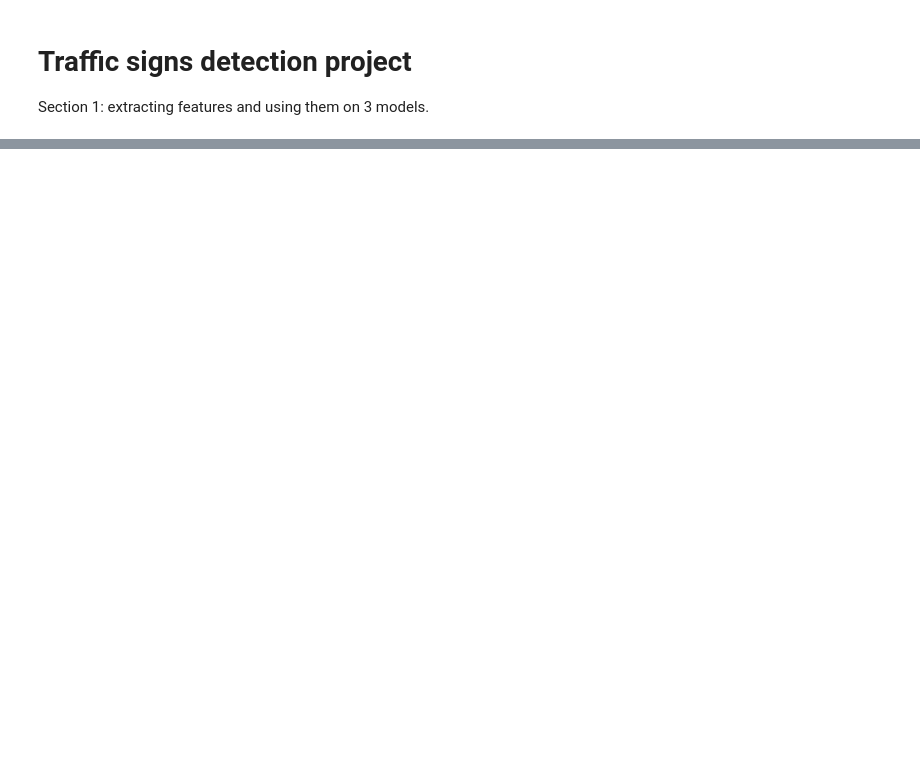
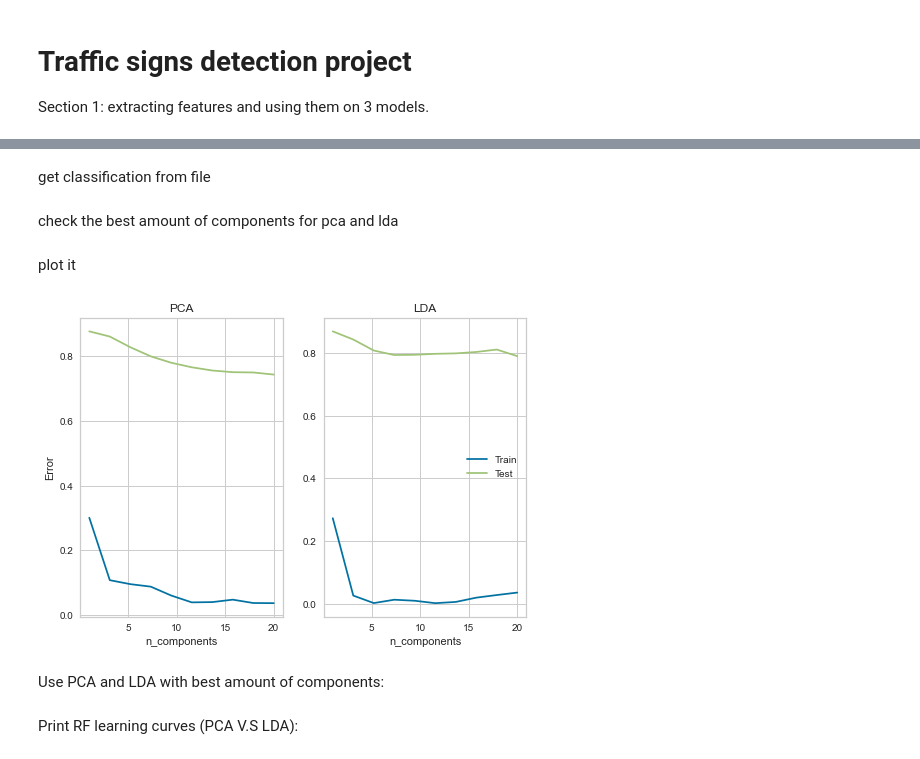
Before and after one commit to bercoHack/Sign-detection, a Jupyter notebook: first.ipynb, the cells around one changed output, grey strips where cells are left out. Drawn from its saved outputs; the diff is of its cells as text; code cells hidden in the pictures; blank space fills up the shorter version.

```diff
--- a/first.ipynb
+++ b/first.ipynb
@@ -94,17 +13,0 @@ print(x_lda_train[0])
-# %%
-# Use RF model:
-from sklearn.ensemble import RandomForestClassifier
-from sklearn.model_selection import train_test_split
-from sklearn.metrics import accuracy_score
-from sklearn import ensemble
-from sklearn.metrics import mean_squared_error
-
-clf1 = RandomForestClassifier(max_depth=10, random_state=0)
-clf2 = RandomForestClassifier(max_depth=7, random_state=0)
-clf1.fit(x_pca_train, Train_classes)
-clf2.fit(x_lda_train, Train_classes)
-
-print(clf1.predict(x_pca_test))
-print(clf1.score(x_pca_test, Test_classes))
-print(clf2.predict(x_lda_test))
-print(clf2.score(x_lda_test, Test_classes))
@@ -493,0 +44,2 @@ plt.show()
+# %% [markdown]
+get classification from file
@@ -493,0 +77,2 @@ plt.show()
+# %% [markdown]
+check the best amount of components for pca and lda
@@ -493,0 +109,34 @@ plt.show()
+# %% [markdown]
+plot it
+# %%
+x = np.linspace(1, 20, 10)
+y1 = np.polyfit(x, Model_trainErr_PCA, 6)
+p1 = np.poly1d(y1)
+y2 = np.polyfit(x, Model_testErr_PCA, 6)
+p2 = np.poly1d(y2)
+
+y3 = np.polyfit(x, Model_trainErr_LDA, 6)
+p3 = np.poly1d(y3)
+y4 = np.polyfit(x, Model_testErr_LDA, 6)
+p4 = np.poly1d(y4)
+
+plt.subplot(1, 2, 1)
+plt.plot(x, p1(x), label="Train")
+plt.plot(x, p2(x), label="Test")
+plt.title("PCA")
+plt.xlabel("n_components")
+plt.ylabel("Error")
+
+plt.subplot(1, 2, 2) # index 2
+plt.plot(x, p3(x), label="Train")
+plt.plot(x, p4(x), label="Test")
+plt.title("LDA")
+plt.xlabel("n_components")
+
+
+plt.legend(loc="best")
+plt.show()
+# %% [output]
+[figure, added]
+# %% [markdown]
+Use PCA and LDA with best amount of components:
@@ -493,0 +151,2 @@ plt.show()
+# %% [markdown]
+Print RF learning curves (PCA V.S LDA):
```
Also changed, not shown: parts of 33 cells of this notebook, 1 other file.
